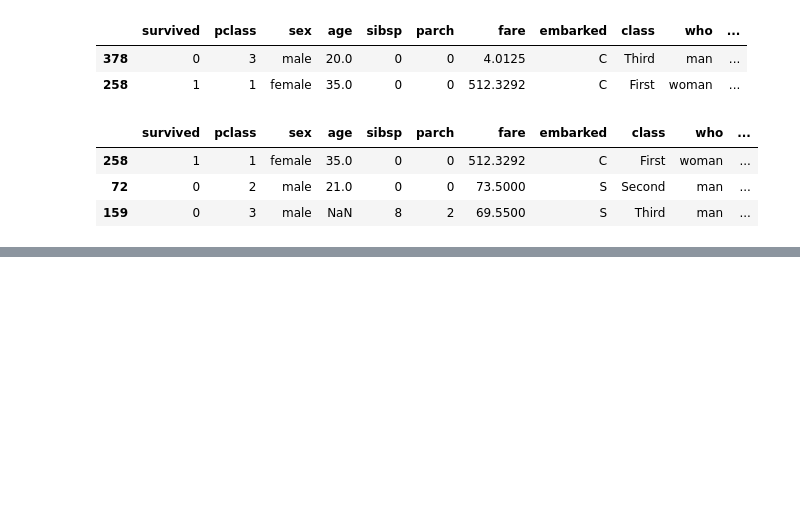
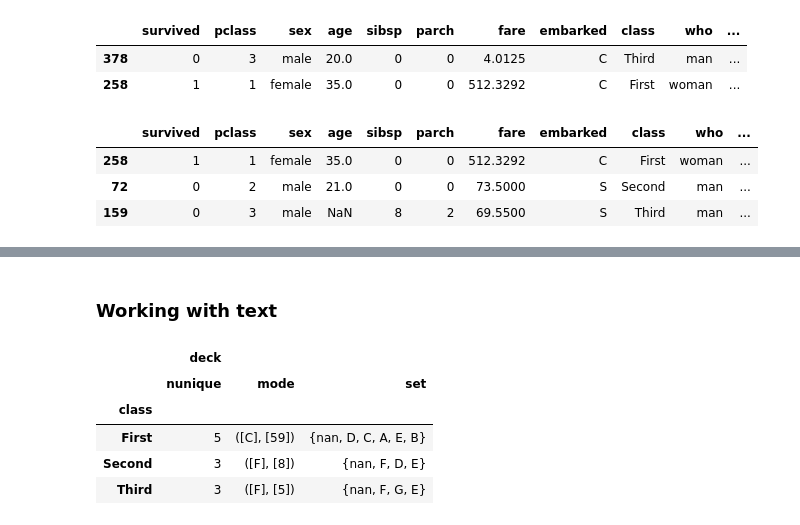
Before and after one commit to umeshraj/pbpython_pandas_group_agg, a Jupyter notebook: pd_gp_agg.ipynb, the cells around one changed output, grey strips where cells are left out. Saved outputs shown, nothing was run; the diff lists cells and outputs as text; code cells hidden in the pictures; blank space fills up the shorter version.

```diff
--- a/pd_gp_agg.ipynb
+++ b/pd_gp_agg.ipynb
@@ -145,0 +154,12 @@ df.loc[df.groupby(by='class')['fare'].idxmax()]
+# %% [markdown]
+### Working with text
+# %%
+agg_func_text = {'deck': ['nunique', mode, set]}
+df.groupby(by=['class']).agg(agg_func_text)
+# %% [output]
+|  | deck |  |  |
+|  | nunique | mode | set |
+| class |  |  |  |
+| First | 5 | ([C], [59]) | {nan, D, C, A, E, B} |
+| Second | 3 | ([F], [8]) | {nan, F, D, E} |
+| Third | 3 | ([F], [5]) | {nan, F, G, E} |
```
Also changed, not shown: parts of 9 cells of this notebook.
